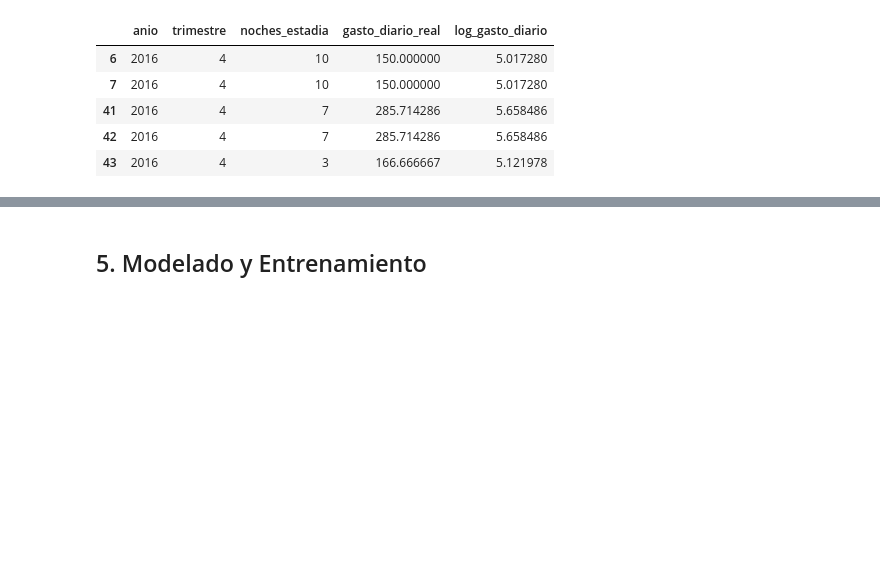
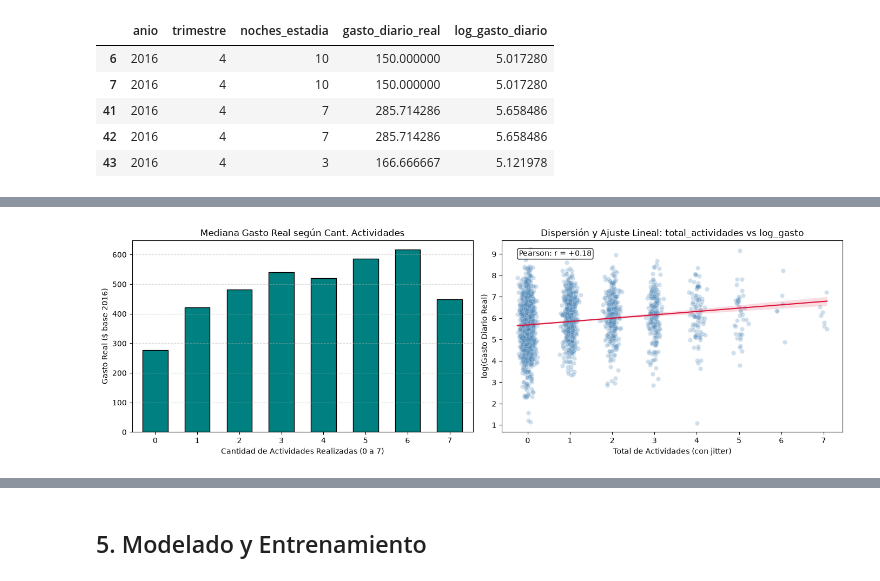
Before and after one commit to vbravo0/intro-ia-bravo, a Jupyter notebook: notebook.ipynb, the cells around one changed output, grey strips where cells are left out. Saved outputs shown, nothing was run; the diff lists cells and outputs as text; code cells hidden in the pictures; blank space fills up the shorter version.

```diff
--- a/notebook.ipynb
+++ b/notebook.ipynb
@@ -327,0 +407,31 @@ Total de registros de turistas listos para modelar: 137,678
+# %%
+# Justificación 2: total_actividades (Intensidad de Consumo Turístico)
+df_sample = df_encuesta.sample(n=2500, random_state=42)
+r_val, _ = pearsonr(df_encuesta['total_actividades'], df_encuesta['log_gasto_diario'])
+rng = np.random.default_rng(42)
+
+fig, axes = plt.subplots(1, 2, figsize=(14, 4.5))
+
+# 1. Mediana de gasto real por cantidad de actividades
+mediana_act = df_encuesta.groupby('total_actividades')['gasto_diario_real'].median().loc[:7]
+mediana_act.plot(kind='bar', color='teal', edgecolor='black', width=0.6, ax=axes[0])
+axes[0].set_title("Mediana Gasto Real según Cant. Actividades")
+axes[0].set_xlabel("Cantidad de Actividades Realizadas (0 a 7)")
+axes[0].set_ylabel("Gasto Real ($ base 2016)")
+axes[0].tick_params(axis='x', rotation=0)
+axes[0].grid(axis='y', linestyle='--', alpha=0.5)
+
+# 2. Scatter plot con jitter horizontal y ajuste lineal
+x_plot = df_sample['total_actividades'].to_numpy() + rng.normal(0, 0.08, size=len(df_sample))
+sns.scatterplot(x=x_plot, y=df_sample['log_gasto_diario'], alpha=0.25, ax=axes[1], color='steelblue')
+sns.regplot(x=x_plot, y=df_sample['log_gasto_diario'], scatter=False, ax=axes[1], color='crimson', line_kws={'linewidth': 1.5})
+axes[1].set_title("Dispersión y Ajuste Lineal: total_actividades vs log_gasto")
+axes[1].set_xlabel("Total de Actividades (con jitter)")
+axes[1].set_ylabel("log(Gasto Diario Real)")
+axes[1].text(0.05, 0.92, f"Pearson: r = {r_val:+.2f}", transform=axes[1].transAxes, fontsize=10,
+             bbox=dict(boxstyle='round,pad=0.2', facecolor='white', alpha=0.85))
+
+plt.tight_layout()
+plt.show()
+# %% [output]
+[figure, added]
```
Also changed, not shown: parts of 27 cells of this notebook, 1 other file.
